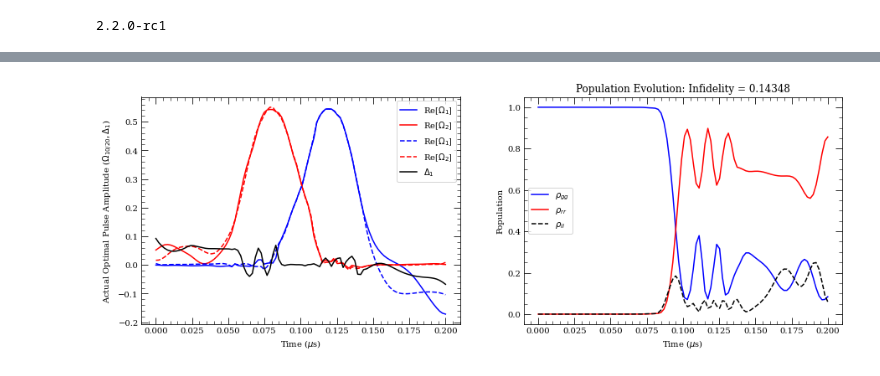
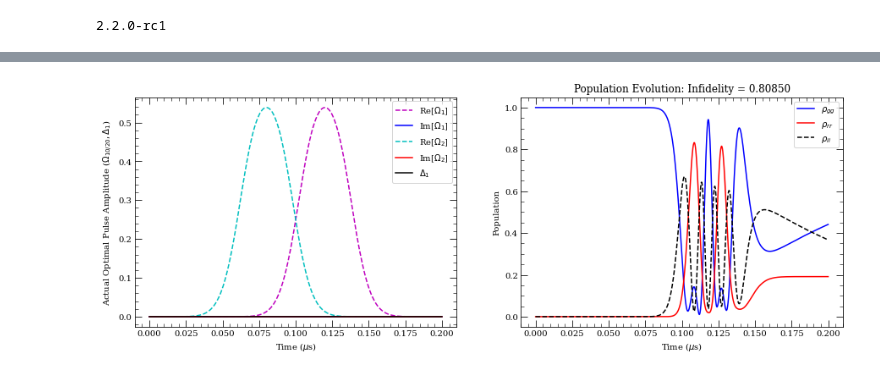
Before and after one commit to IQC-Numerical-Control-Engineering/Test, a Jupyter notebook: TF_GRAPE 3 Level_MESolve.ipynb, the cells around one changed output, grey strips where cells are left out. Drawn from its saved outputs; the diff is of its cells as text; code cells hidden in the pictures.

```diff
--- a/TF_GRAPE 3 Level_MESolve.ipynb
+++ b/TF_GRAPE 3 Level_MESolve.ipynb
@@ -92,7 +92,7 @@ del_total = 2*np.pi * 0 * MHz #2 photon detuning
 ##Set time grid:
 t_0 = 0 #Initial time
 t_f = 200 * ns #Final time
-nt = 100 #number of time points
+nt = 2000 #number of time points
 delta_t = (t_f - t_0)/nt #time difference between steps
 tlist = np.linspace(0, t_f, nt)
 # %%
@@ -349,7 +353,7 @@ step 99: infidelity=0.01016
 # %%
 ##Use final optimized pulse in Master Equation to get actual final fidelity:
 def MEsolve_5lvl_t(time, argsME5lvl):
-    args, Rabi_1_Pulse_Re, Rabi_2_Pulse_Re, Rabi_1_Pulse_Im, Rabi_2_Pulse_Im, Delta_1_Pulse, del_total, Gamma_ig, Gamma_ri, Gamma_rrp, Gamma_rgp = argsME5lvl
+    Rabi_1_Pulse_Re, Rabi_2_Pulse_Re, Rabi_1_Pulse_Im, Rabi_2_Pulse_Im, Delta_1_Pulse, del_total, Gamma_ig, Gamma_ri, Gamma_rrp, Gamma_rgp = argsME5lvl
 
     ##Set 4 lvl operators:
     sig_gpgp = g_prime * g_prime.dag()
@@ -385,57 +389,57 @@ def MEsolve_5lvl_t(time, argsME5lvl):
     H = [H0, [H0_Delta, Delta_1_Pulse], [H1_re, Rabi_1_Pulse_Re], [H1_im, Rabi_1_Pulse_Im], [H2_re, Rabi_1_Pulse_Re], [H2_im, Rabi_2_Pulse_Im]]
 
     #Solve master equation (ME): (4 level system) with time dependent phases on each Rabi frequency
-    result = mesolve(H, psi0, time,  Decay_ops, [sig_rr, sig_ii, sig_gg], args = args) #Finds expectation of p_rr and p_ii and p_gg
+    result = mesolve(H, psi0, time,  Decay_ops, [sig_rr, sig_ii, sig_gg], args = {}) #Finds expectation of p_rr and p_ii and p_gg
 
     return result
 
 args_pulses = {'Rabi_01': Rabi_1, 'Rabi_02': Rabi_2, 't_f': t_f, 'tau': tau, 'sigma': sigma, 'Delta_1': Delta_1}
 
 #Set actual pulse amplitudes (tanh(ctrl_amplitudes))
-Rabi_1_Pulse_real_opt = 1/np.sqrt(2) * np.tanh(ctrl_amplitudes_final[:,1])
+Rabi_1_Pulse_real_opt = 1/np.sqrt(2) * np.tanh(ctrl_amplitudes_initial[:,1])
 Rabi_1_Pulse_opt_real_S = Cubic_Spline(tlist[0], tlist[-1], Rabi_1_Pulse_real_opt) #interpolated data for time evolution
-Rabi_1_Pulse_imag_opt = 1/np.sqrt(2) * np.tanh(ctrl_amplitudes_final[:,2])
+Rabi_1_Pulse_imag_opt = 1/np.sqrt(2) * np.tanh(ctrl_amplitudes_initial[:,2])
 Rabi_1_Pulse_opt_imag_S = Cubic_Spline(tlist[0], tlist[-1], Rabi_1_Pulse_imag_opt) #interpolated data for time evolution
 
-Rabi_2_Pulse_real_opt = 1/np.sqrt(2) * np.tanh(ctrl_amplitudes_final[:,3])
+Rabi_2_Pulse_real_opt = 1/np.sqrt(2) * np.tanh(ctrl_amplitudes_initial[:,3])
 Rabi_2_Pulse_opt_real_S = Cubic_Spline(tlist[0], tlist[-1], Rabi_2_Pulse_real_opt)
-Rabi_2_Pulse_imag_opt = 1/np.sqrt(2) * np.tanh(ctrl_amplitudes_final[:,4])
+Rabi_2_Pulse_imag_opt = 1/np.sqrt(2) * np.tanh(ctrl_amplitudes_initial[:,4])
 Rabi_2_Pulse_opt_imag_S = Cubic_Spline(tlist[0], tlist[-1], Rabi_2_Pulse_imag_opt)
 
-Delta_1_opt = 1/np.sqrt(2) * np.tanh(ctrl_amplitudes_final[:,0])
+Delta_1_opt = 1/np.sqrt(2) * np.tanh(ctrl_amplitudes_initial[:,0])
 Delta_1_opt_S = Cubic_Spline(tlist[0], tlist[-1], Delta_1_opt)
 
 #Set parameters for Hamiltonian
-argsME5lvl = [args_pulses, Rabi_1_Pulse_opt_real_S, Rabi_2_Pulse_opt_real_S, Rabi_1_Pulse_imag_opt, Rabi_2_Pulse_imag_opt, Delta_1_opt_S, del_total, Gamma_ig, Gamma_ri, Gamma_rrp, Gamma_rgp]
+argsME5lvl = [Rabi_1_Pulse_opt_real_S, Rabi_2_Pulse_opt_real_S, Rabi_1_Pulse_imag_opt, Rabi_2_Pulse_imag_opt, Delta_1_opt_S, del_total, Gamma_ig, Gamma_ri, Gamma_rrp, Gamma_rgp]
 
 #Plot pulse shape:
 fig, (ax1, ax2) = plt.subplots(1, 2,figsize=(15,5))
-ax1.plot(tlist/us, Rabi_1_Pulse_real_opt, 'b', label = r'Re[$\Omega_1$]')
-ax1.plot(tlist/us, Rabi_2_Pulse_real_opt, 'r', label = r'Re[$\Omega_2$]')
-ax1.plot(tlist/us, Rabi_1_Pulse_imag_opt, 'b--', label = r'Re[$\Omega_1$]')
-ax1.plot(tlist/us, Rabi_2_Pulse_imag_opt, 'r--', label = r'Re[$\Omega_2$]')
+ax1.plot(tlist/us, Rabi_1_Pulse_real_opt, 'm--', label = r'Re[$\Omega_1$]')
+ax1.plot(tlist/us, Rabi_1_Pulse_imag_opt, 'b', label = r'Im[$\Omega_1$]')
+ax1.plot(tlist/us, Rabi_2_Pulse_real_opt, 'c--', label = r'Re[$\Omega_2$]')
+ax1.plot(tlist/us, Rabi_2_Pulse_imag_opt, 'r', label = r'Im[$\Omega_2$]')
 ax1.plot(tlist/us, Delta_1_opt, 'k', label = r'$\Delta_1$')
 
 ax1.set_xlabel(r'Time ($\mu$s)');
 ax1.set_ylabel(r'Actual Optimal Pulse Amplitude ($\Omega_{10/20}, \Delta_1$)');
 
 ax1.legend();
 
 # #Solve Master Equation:
 result = MEsolve_5lvl_t(tlist, argsME5lvl)
 p_rr = result.expect[0]
 p_ii = result.expect[1]
 p_gg = result.expect[2]
 
 #Plot population evolution:
 ax2.plot(tlist/us, p_gg, 'b', label = r'$\rho_{gg}$')
 ax2.plot(tlist/us, p_rr, 'r', label = r'$\rho_{rr}$')
 ax2.plot(tlist/us, p_ii, 'k--', label = r'$\rho_{ii}$')
 
 ax2.set_xlabel(r'Time ($\mu$s)');
 ax2.set_ylabel(r'Population');
 ax2.set_title(r'Population Evolution: Infidelity = %.5f' %(1 - p_rr[-1]));
 
 ax2.legend();
 # %% [output]
-[figure, old version]
+[figure, new version]
```
Also changed, not shown: parts of 1 cell of this notebook.
